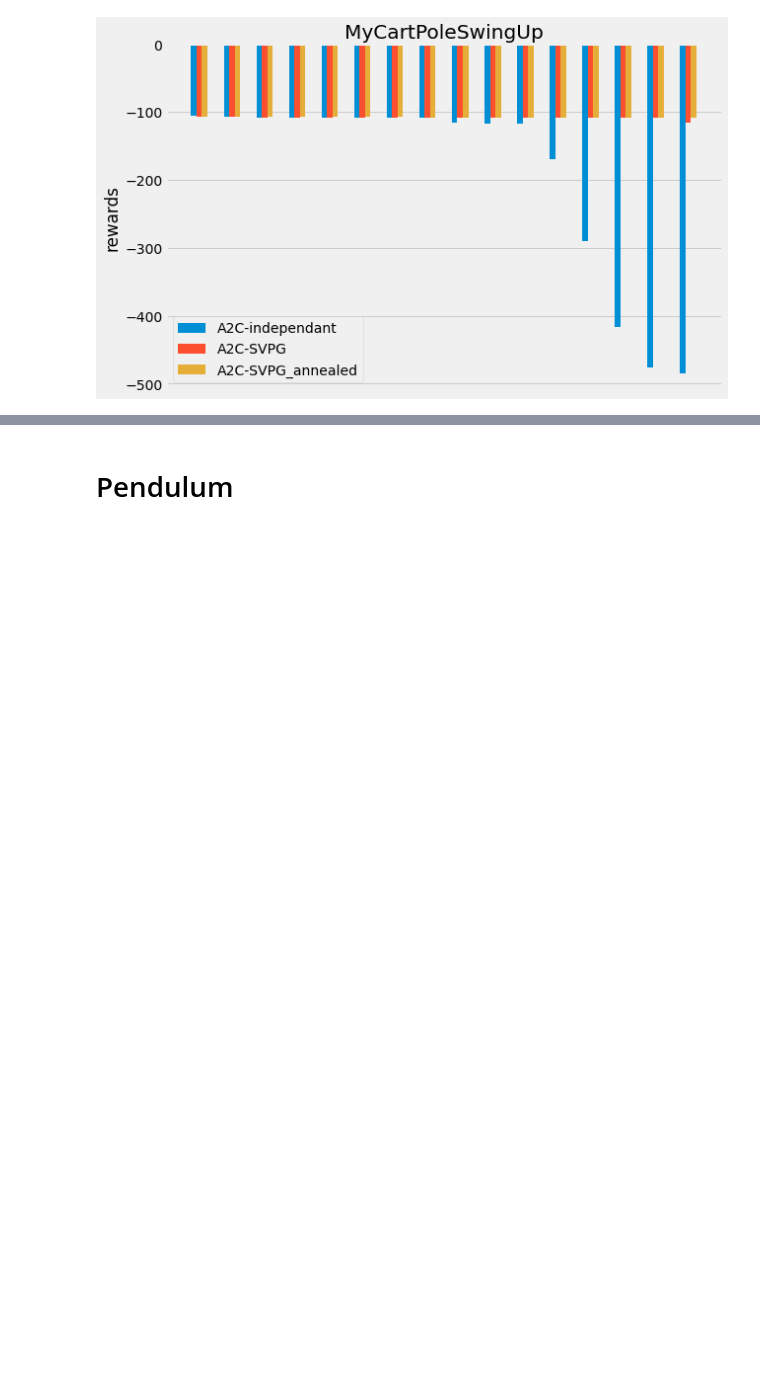
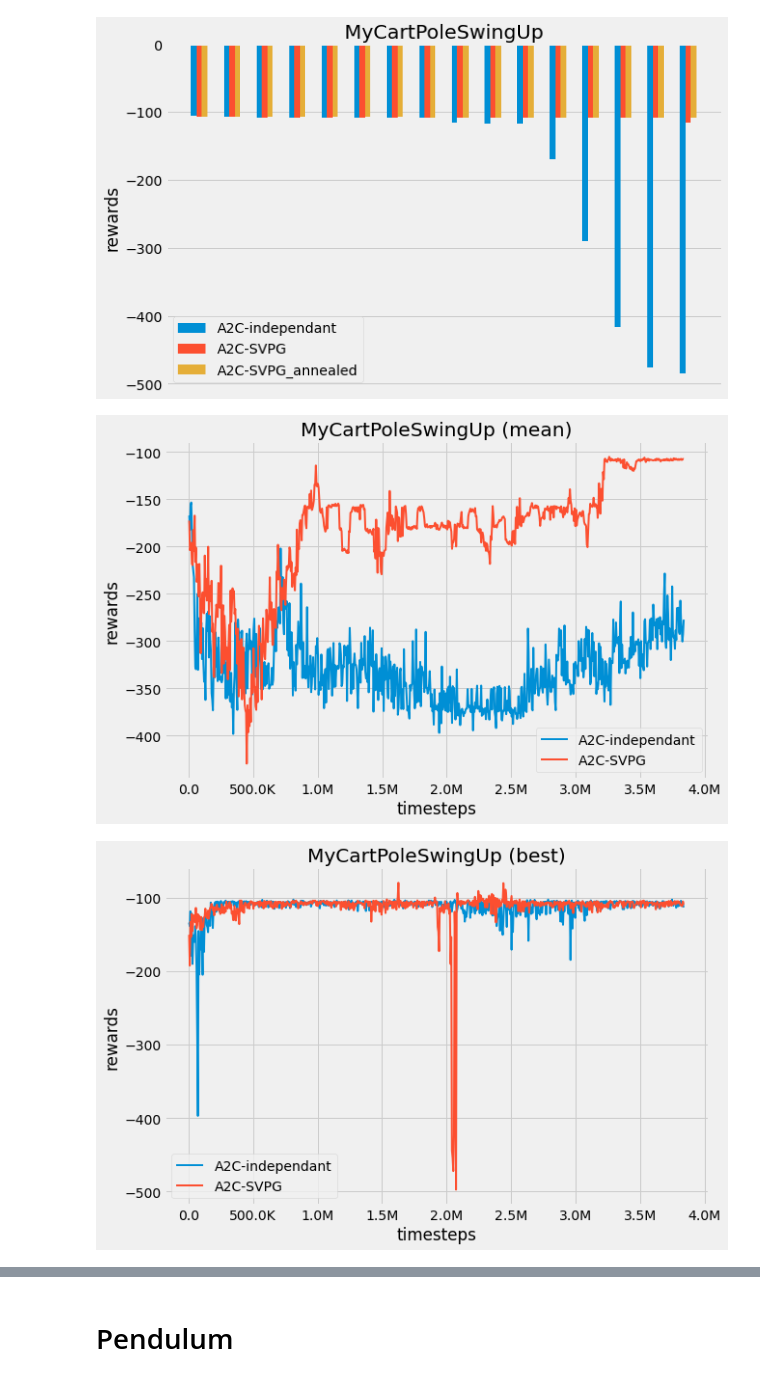
Before and after one commit to julesdubr/pandroide-svpg, a Jupyter notebook: plots/performance_comparison.ipynb, the cells around one changed output, grey strips where cells are left out. Cells and saved outputs as stored; diff of their text form; code cells hidden in the pictures; blank space fills up the shorter version.

```diff
--- a/plots/performance_comparison.ipynb
+++ b/plots/performance_comparison.ipynb
@@ -78,3 +92,11 @@ Hello from the pygame community. https://www.pygame.org/contribute.html
 plot_histograms(rewards_list, "MyCartPoleSwingUp-v0")
 # %% [output]
 [figure]
+# %%
+directory = f"../runs/{env_name}/22-05-09/23-36-18/"
+
+plot_algos_performances(directory)
+plot_algos_performances(directory, mode="best")
+# %% [output]
+[figure, added]
+[figure, added]
```
Also changed, not shown: parts of 5 cells of this notebook, 31 other files.
